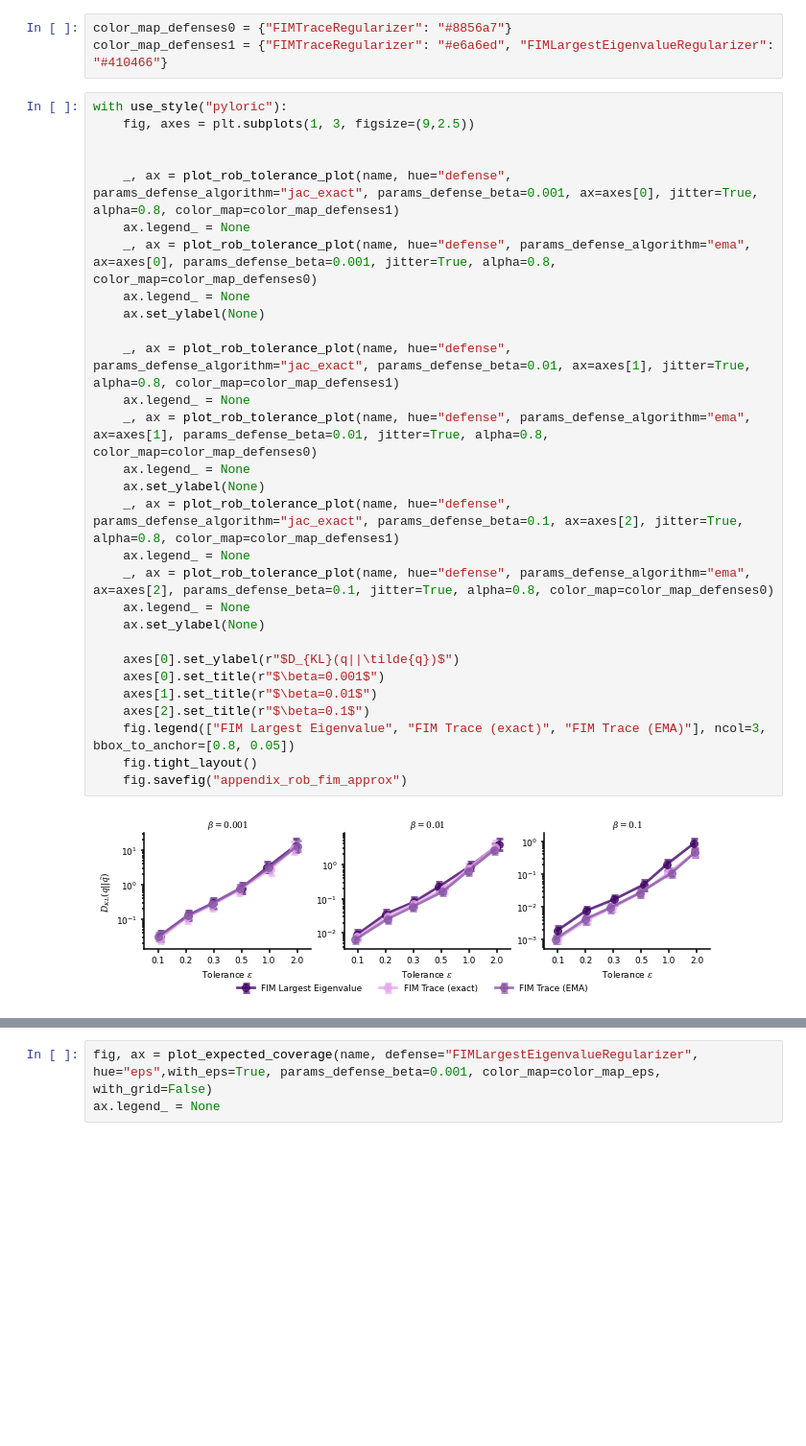
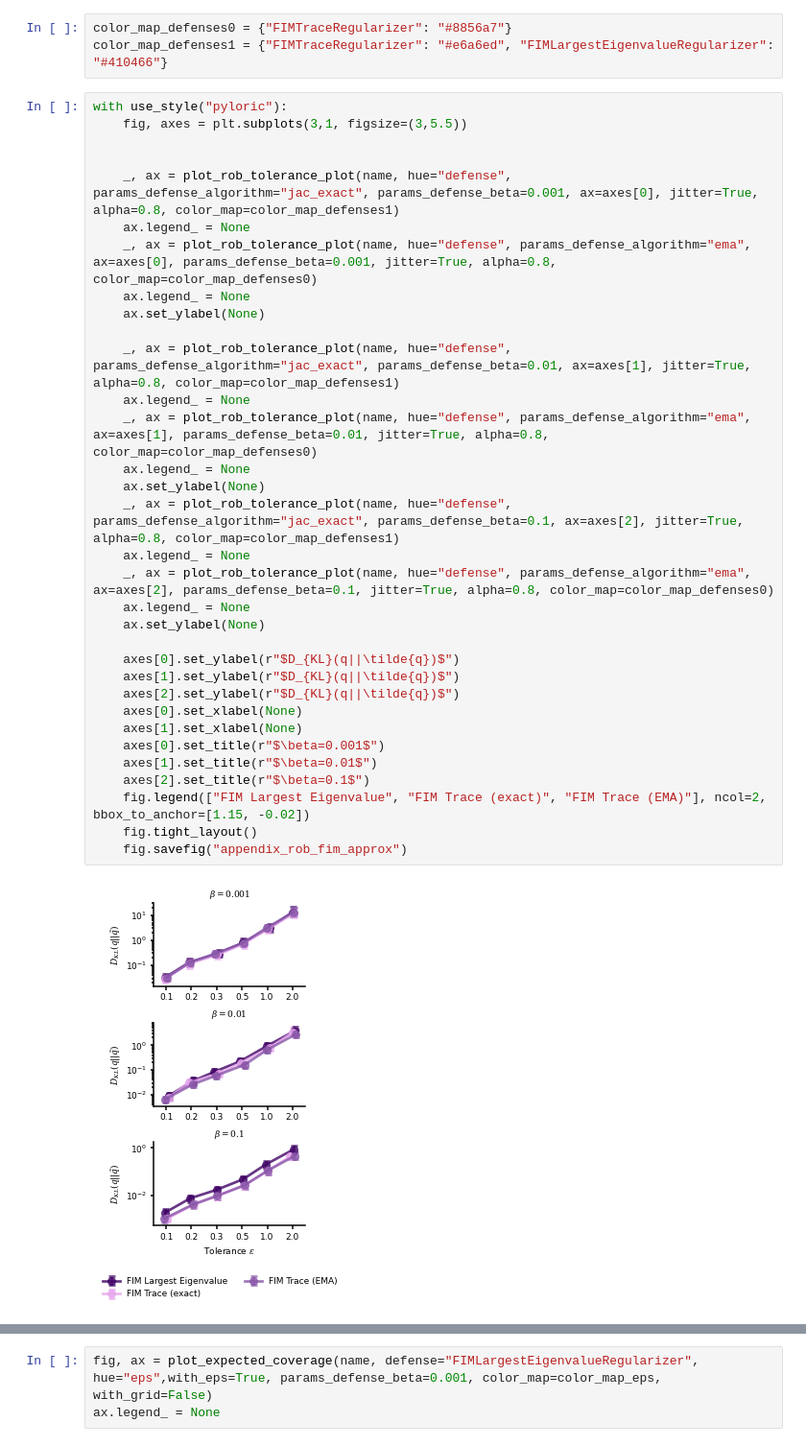
Before and after one commit to mackelab/RABI, a Jupyter notebook: figures/appendix_mc_approximaiton/appendix_test_mc_approximation.ipynb, the cells around one changed output, grey strips where cells are left out. Shown at 96% size. Cells and saved outputs as stored; diff of their text form; blank space fills up the shorter version.

Commit message:
updated mc figure

```diff
--- a/figures/appendix_mc_approximaiton/appendix_test_mc_approximation.ipynb
+++ b/figures/appendix_mc_approximaiton/appendix_test_mc_approximation.ipynb
@@ -20,34 +20,38 @@ color_map_defenses0 = {"FIMTraceRegularizer": "#8856a7"}
 color_map_defenses1 = {"FIMTraceRegularizer": "#e6a6ed", "FIMLargestEigenvalueRegularizer": "#410466"}
 # %%
 with use_style("pyloric"):
-    fig, axes = plt.subplots(1, 3, figsize=(9,2.5))
+    fig, axes = plt.subplots(3,1, figsize=(3,5.5))
 
 
     _, ax = plot_rob_tolerance_plot(name, hue="defense", params_defense_algorithm="jac_exact", params_defense_beta=0.001, ax=axes[0], jitter=True, alpha=0.8, color_map=color_map_defenses1)
     ax.legend_ = None
     _, ax = plot_rob_tolerance_plot(name, hue="defense", params_defense_algorithm="ema",  ax=axes[0], params_defense_beta=0.001, jitter=True, alpha=0.8, color_map=color_map_defenses0)
     ax.legend_ = None
     ax.set_ylabel(None)
 
     _, ax = plot_rob_tolerance_plot(name, hue="defense", params_defense_algorithm="jac_exact", params_defense_beta=0.01, ax=axes[1], jitter=True, alpha=0.8, color_map=color_map_defenses1)
     ax.legend_ = None
     _, ax = plot_rob_tolerance_plot(name, hue="defense", params_defense_algorithm="ema",  ax=axes[1], params_defense_beta=0.01, jitter=True, alpha=0.8, color_map=color_map_defenses0)
     ax.legend_ = None
     ax.set_ylabel(None)
     _, ax = plot_rob_tolerance_plot(name, hue="defense", params_defense_algorithm="jac_exact", params_defense_beta=0.1, ax=axes[2], jitter=True, alpha=0.8, color_map=color_map_defenses1)
     ax.legend_ = None
     _, ax = plot_rob_tolerance_plot(name, hue="defense", params_defense_algorithm="ema", ax=axes[2], params_defense_beta=0.1, jitter=True, alpha=0.8, color_map=color_map_defenses0)
     ax.legend_ = None
     ax.set_ylabel(None)
 
     axes[0].set_ylabel(r"$D_{KL}(q||\tilde{q})$")
+    axes[1].set_ylabel(r"$D_{KL}(q||\tilde{q})$")
+    axes[2].set_ylabel(r"$D_{KL}(q||\tilde{q})$")
+    axes[0].set_xlabel(None)
+    axes[1].set_xlabel(None)
     axes[0].set_title(r"$\beta=0.001$")
     axes[1].set_title(r"$\beta=0.01$")
     axes[2].set_title(r"$\beta=0.1$")
-    fig.legend(["FIM Largest Eigenvalue", "FIM Trace (exact)", "FIM Trace (EMA)"], ncol=3, bbox_to_anchor=[0.8, 0.05])
+    fig.legend(["FIM Largest Eigenvalue", "FIM Trace (exact)", "FIM Trace (EMA)"], ncol=2, bbox_to_anchor=[1.15, -0.02])
     fig.tight_layout()
     fig.savefig("appendix_rob_fim_approx")
 # %% [output]
-[figure, old version]
+[figure, new version]
 # %%
 with use_style("pyloric"):
```
Also changed, not shown: parts of 5 cells of this notebook, 2 other files.
